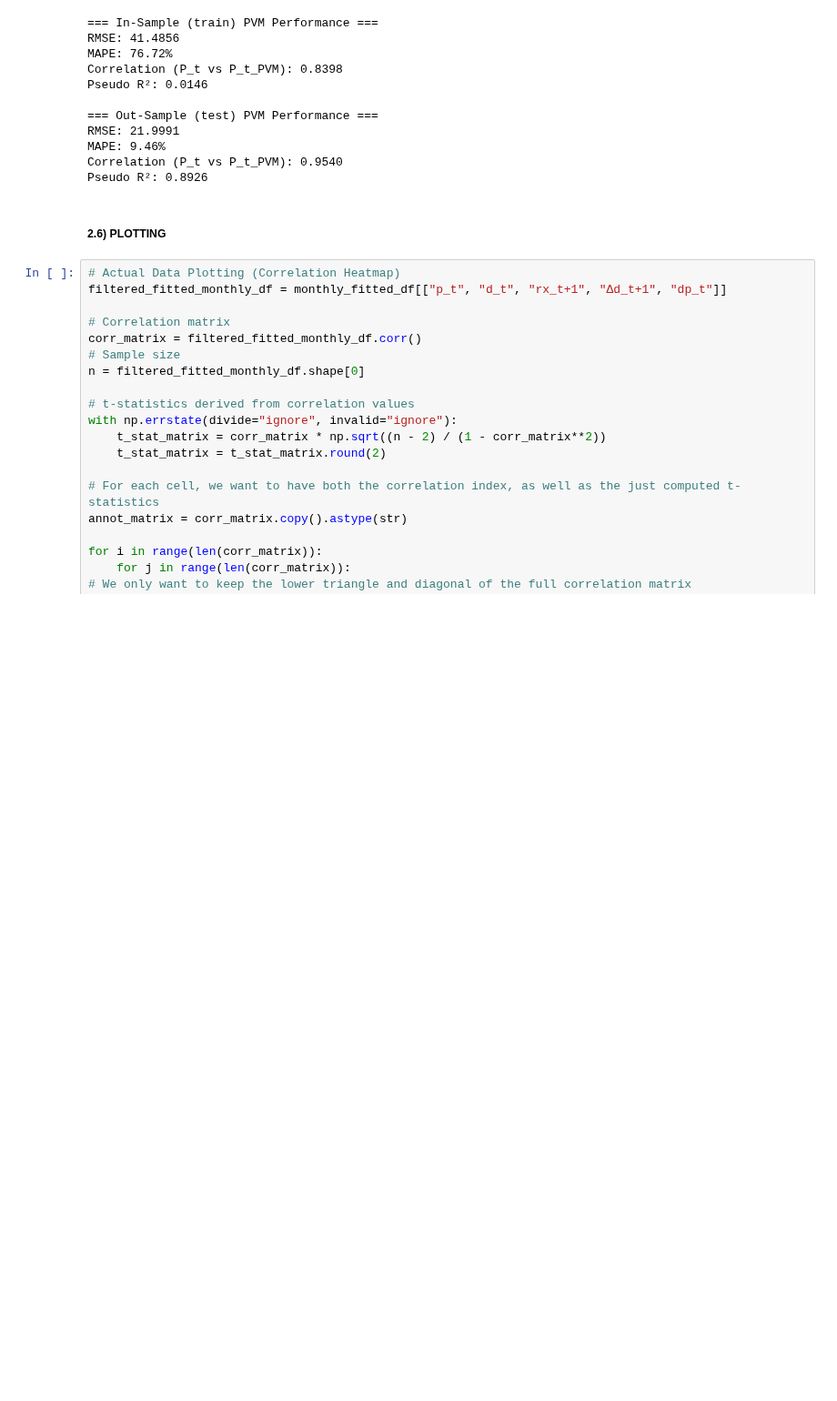
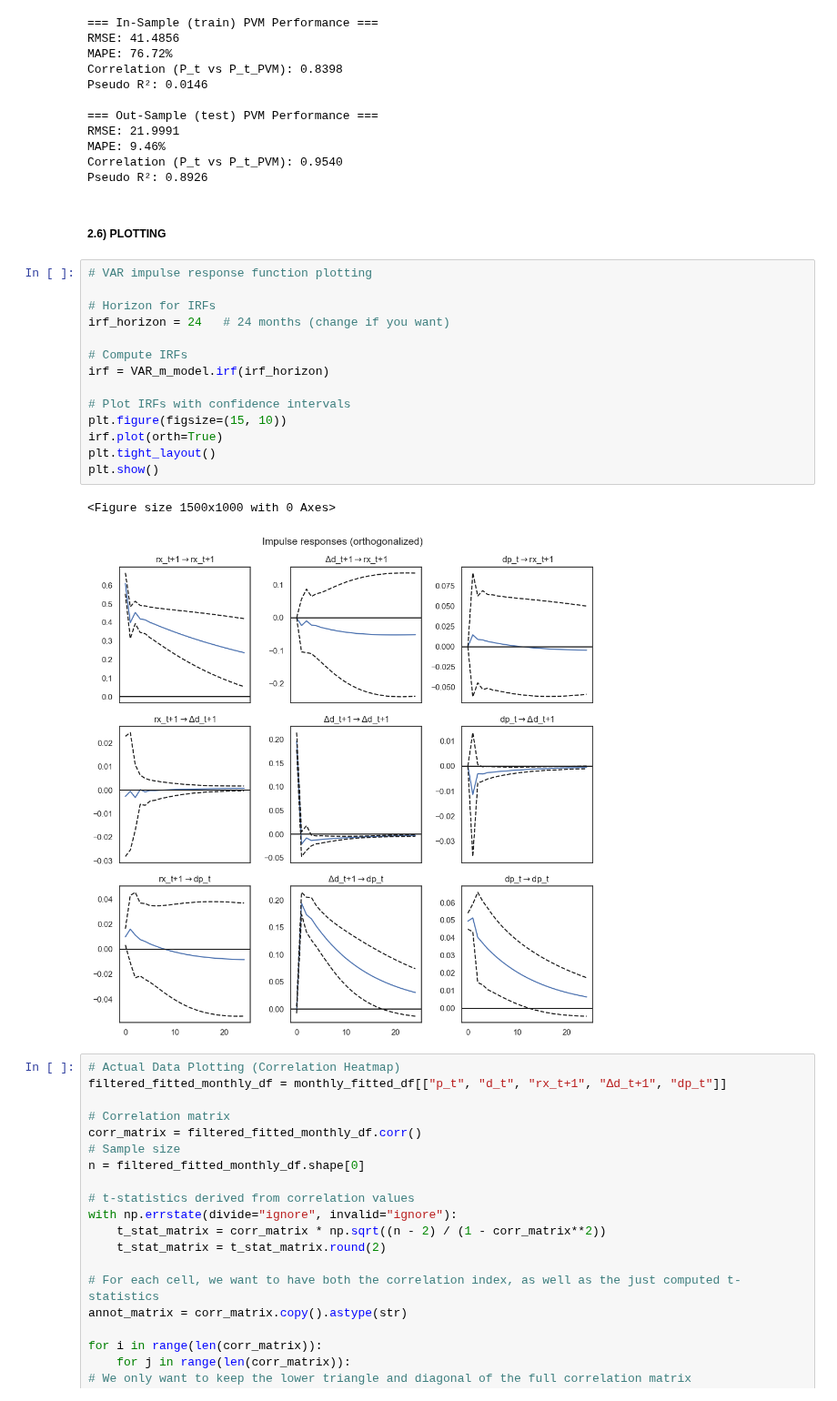
Before and after one commit to EliaLand/Martingale_FVM_AssetPricing, a Jupyter notebook: Part 2/main_FVM_upgraded.ipynb, the cells around one changed output. Shown at 91% size. Drawn from its saved outputs; the diff is of its cells as text; blank space fills up the shorter version.

```diff
--- a/Part 2/main_FVM_upgraded.ipynb
+++ b/Part 2/main_FVM_upgraded.ipynb
@@ -460,6 +460,23 @@ Correlation (P_t vs P_t_PVM): 0.9540
 Pseudo R²: 0.8926
 # %% [markdown]
 ##### **2.6) PLOTTING**
+# %%
+# VAR impulse response function plotting
+
+# Horizon for IRFs
+irf_horizon = 24   # 24 months (change if you want)
+
+# Compute IRFs
+irf = VAR_m_model.irf(irf_horizon)
+
+# Plot IRFs with confidence intervals
+plt.figure(figsize=(15, 10))
+irf.plot(orth=True)
+plt.tight_layout()
+plt.show()
+# %% [output]
+<Figure size 1500x1000 with 0 Axes>
+[figure, added]
 # %%
 # Actual Data Plotting (Correlation Heatmap)
 filtered_fitted_monthly_df = monthly_fitted_df[["p_t", "d_t", "rx_t+1", "Δd_t+1", "dp_t"]]
```
